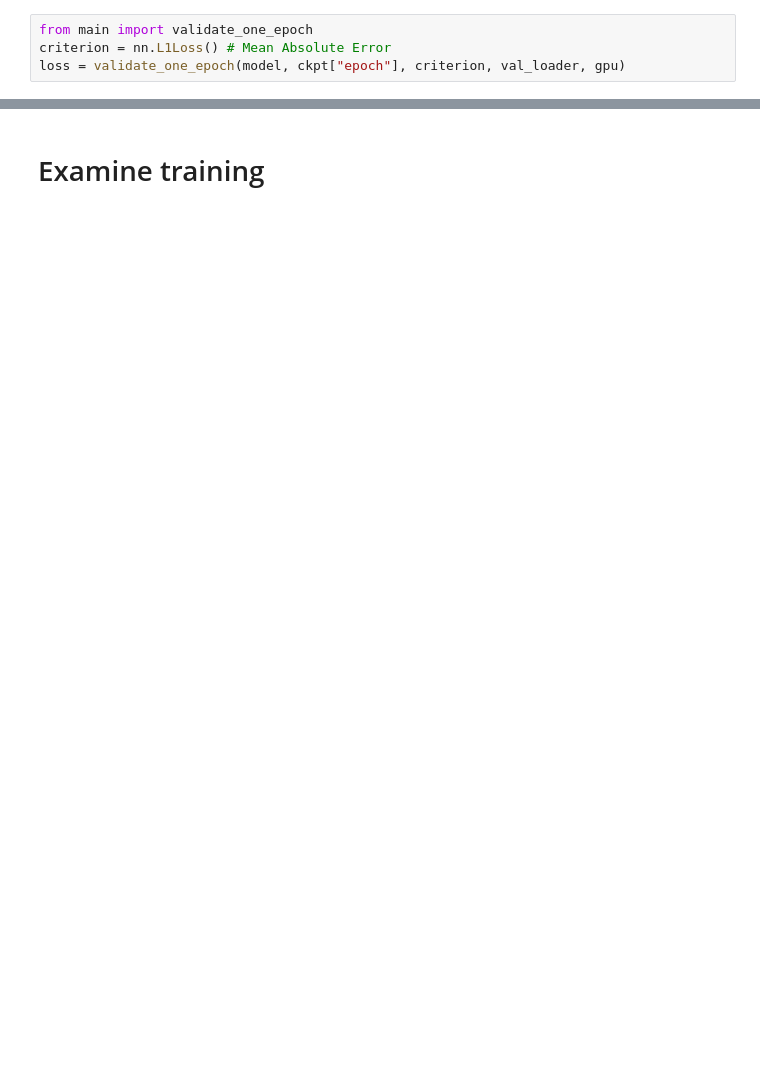
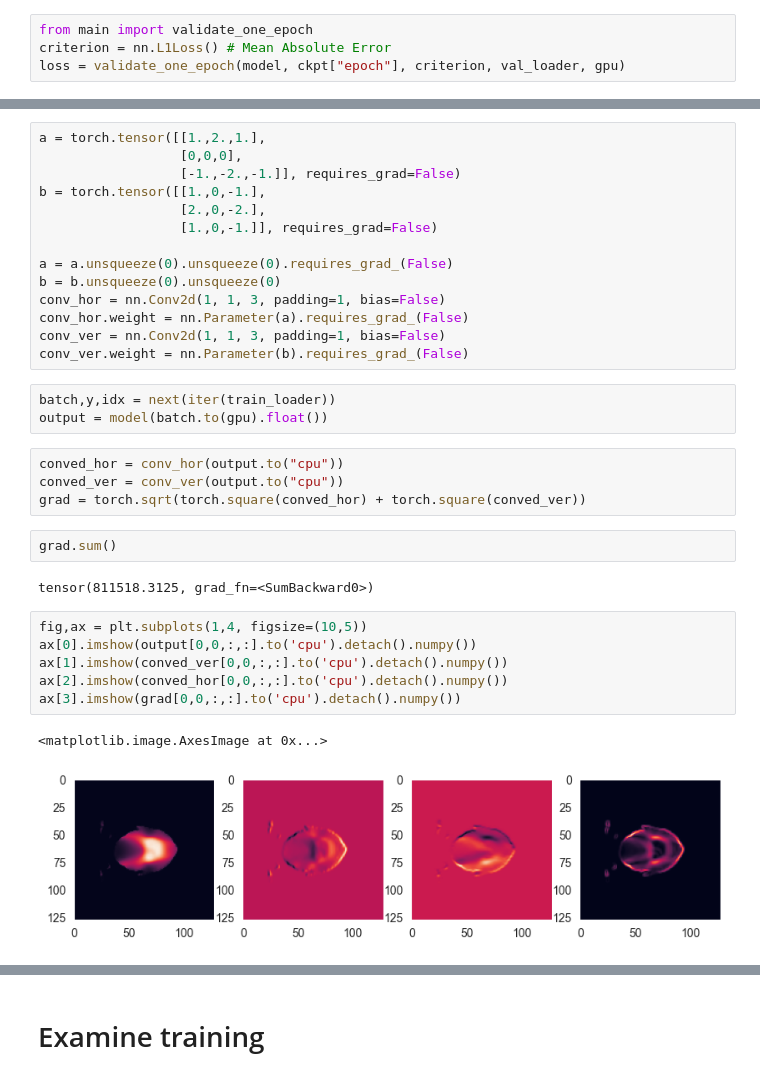
Before and after one commit to Theaublanchard/DLMI, a Jupyter notebook: Challenge/explore.ipynb, the cells around one changed output, grey strips where cells are left out. Cells and saved outputs as stored; diff of their text form; blank space fills up the shorter version.

```diff
--- a/Challenge/explore.ipynb
+++ b/Challenge/explore.ipynb
@@ -390,0 +401,34 @@ loss = validate_one_epoch(model, ckpt["epoch"], criterion, val_loader, gpu)
+# %%
+a = torch.tensor([[1.,2.,1.],
+                  [0,0,0],
+                  [-1.,-2.,-1.]], requires_grad=False)
+b = torch.tensor([[1.,0,-1.],
+                  [2.,0,-2.],
+                  [1.,0,-1.]], requires_grad=False)
+
+a = a.unsqueeze(0).unsqueeze(0).requires_grad_(False)
+b = b.unsqueeze(0).unsqueeze(0)
+conv_hor = nn.Conv2d(1, 1, 3, padding=1, bias=False)
+conv_hor.weight = nn.Parameter(a).requires_grad_(False)
+conv_ver = nn.Conv2d(1, 1, 3, padding=1, bias=False)
+conv_ver.weight = nn.Parameter(b).requires_grad_(False)
+# %%
+batch,y,idx = next(iter(train_loader))
+output = model(batch.to(gpu).float())
+# %%
+conved_hor = conv_hor(output.to("cpu"))
+conved_ver = conv_ver(output.to("cpu"))
+grad = torch.sqrt(torch.square(conved_hor) + torch.square(conved_ver))
+# %%
+grad.sum()
+# %% [output]
+tensor(811518.3125, grad_fn=<SumBackward0>)
+# %%
+fig,ax = plt.subplots(1,4, figsize=(10,5))
+ax[0].imshow(output[0,0,:,:].to('cpu').detach().numpy())
+ax[1].imshow(conved_ver[0,0,:,:].to('cpu').detach().numpy())
+ax[2].imshow(conved_hor[0,0,:,:].to('cpu').detach().numpy())
+ax[3].imshow(grad[0,0,:,:].to('cpu').detach().numpy())
+# %% [output]
+<matplotlib.image.AxesImage at 0x...>
+[figure, added]
```
Also changed, not shown: parts of 17 cells of this notebook, 1 other file.
